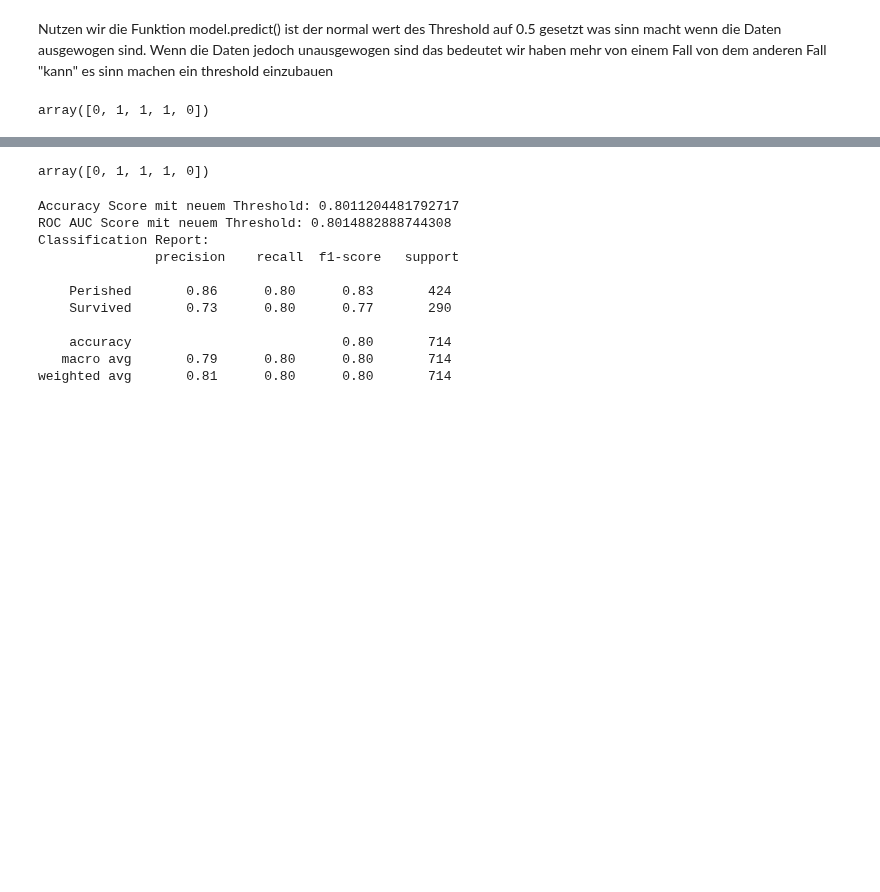
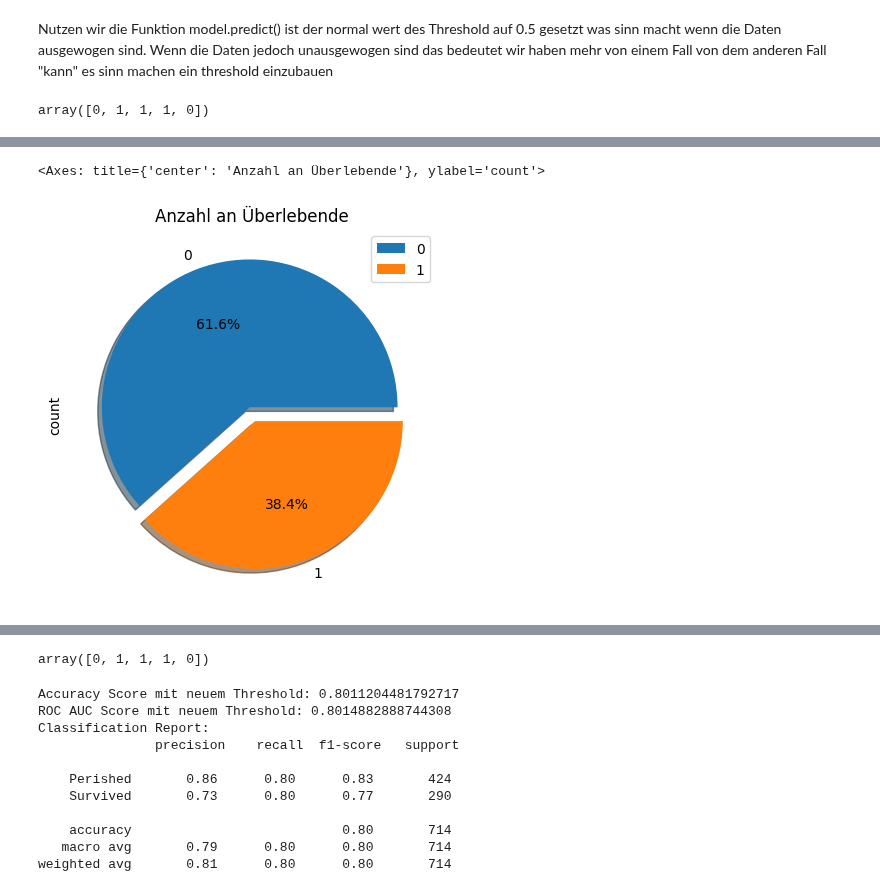
Before and after one commit to RiccardoDAndrea/Python-Crashkurs, a Jupyter notebook: Python_Log.ipynb, the cells around one changed output, grey strips where cells are left out. Cells and saved outputs as stored; diff of their text form; code cells hidden in the pictures; blank space fills up the shorter version.

```diff
--- a/Python_Log.ipynb
+++ b/Python_Log.ipynb
@@ -91,6 +91,7 @@ download_link = f"https://drive.google.com/uc?id={file_id}"
 # %%
 # Einen Datensatz mit Pandas laden
 df = pd.read_csv(download_link, sep = ",")
+df_for_piePlot = df["Survived"]
 df.to_csv("Data/titantic.csv")
 df.head()
 # %% [output]
@@ -482,3 +487,12 @@ array([0, 1, 1, 1, 0])
+# %%
+df_for_piePlot.value_counts().plot(kind="pie",
+               autopct='%1.1f%%',
+               shadow=True,
+               explode=[0.05, 0.05],
+               legend=True, title='Anzahl an Überlebende')
+# %% [output]
+<Axes: title={'center': 'Anzahl an Überlebende'}, ylabel='count'>
+[figure, added]
 # %%
 data = y.value_counts()
 labels = ['Perished', 'Survived']
```
Also changed, not shown: parts of 6 cells of this notebook.
